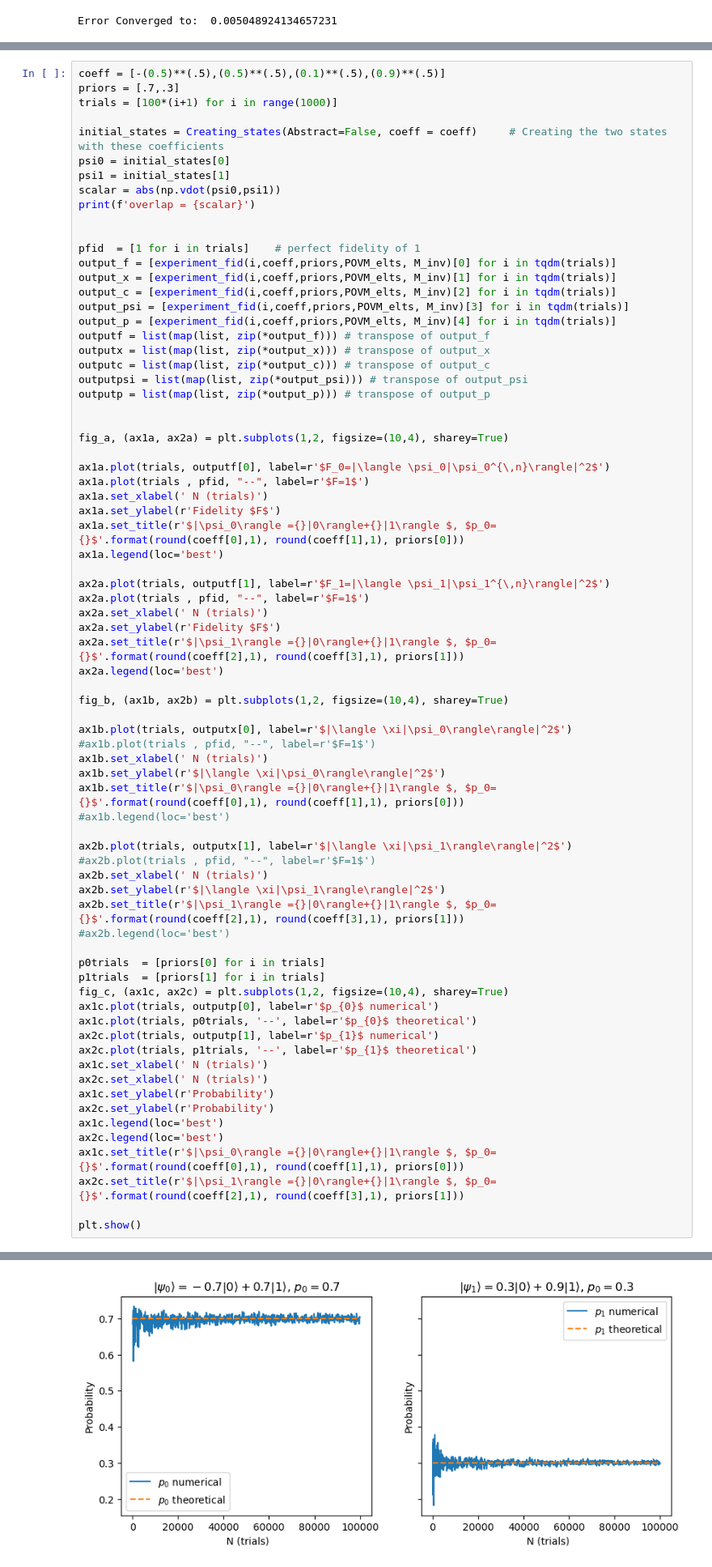
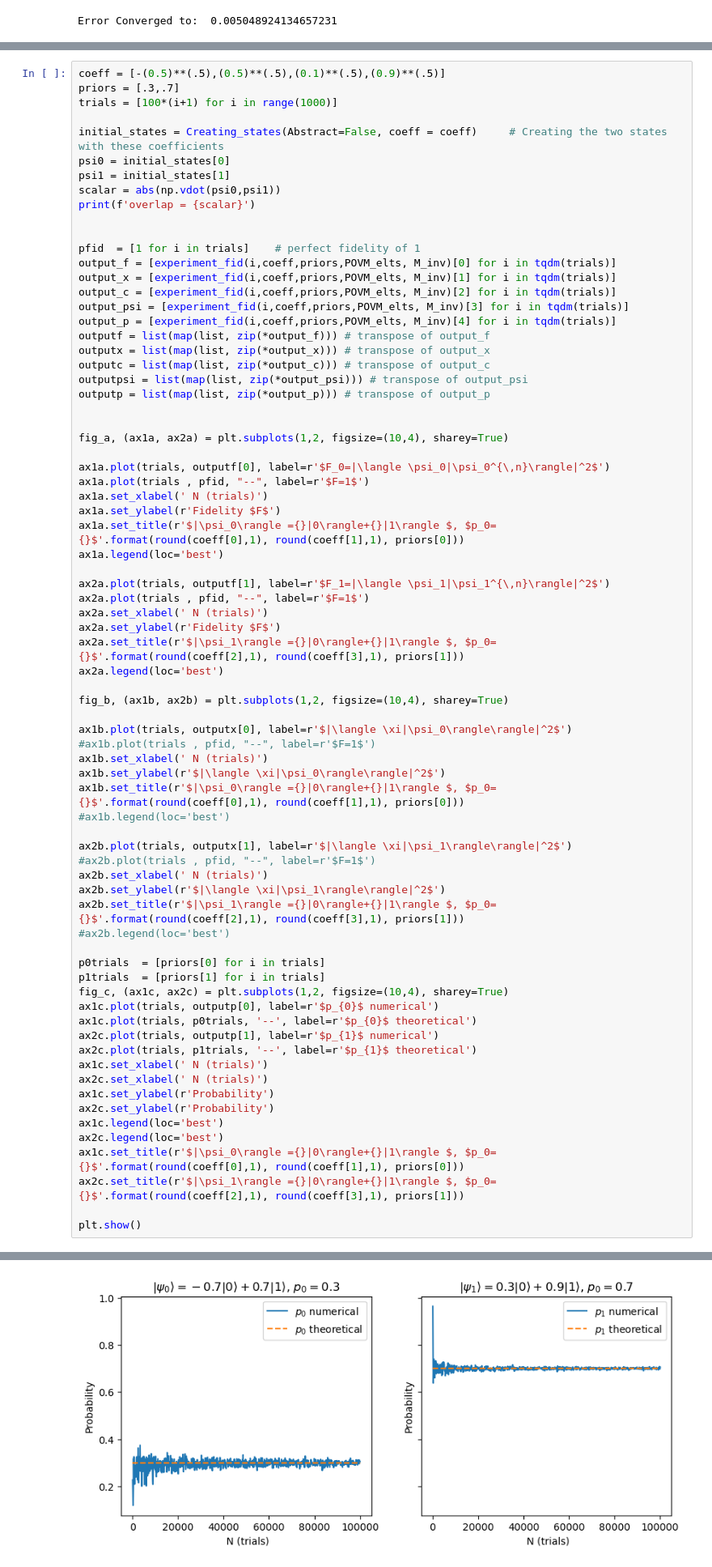
Before and after one commit to ofeypolv/povm, a Jupyter notebook: Pair_Discrimination_Camilla.ipynb, the cells around one changed output, grey strips where cells are left out. Shown at 81% size. Saved outputs shown, nothing was run; the diff lists cells and outputs as text.

```diff
--- a/Pair_Discrimination_Camilla.ipynb
+++ b/Pair_Discrimination_Camilla.ipynb
@@ -640,7 +667,7 @@ overlap = 1.0000000000000002
 [figure]
 # %%
 coeff = [-(0.5)**(.5),(0.5)**(.5),(0.1)**(.5),(0.9)**(.5)]
-priors = [.7,.3]
+priors = [.3,.7]
 trials = [100*(i+1) for i in range(1000)]
 
 initial_states = Creating_states(Abstract=False, coeff = coeff)     # Creating the two states with these coefficients
@@ -719 +746 @@ overlap = 0.4472135954999579
-[figure, old version]
+[figure, new version]
```
Also changed, not shown: parts of 2 cells of this notebook.
